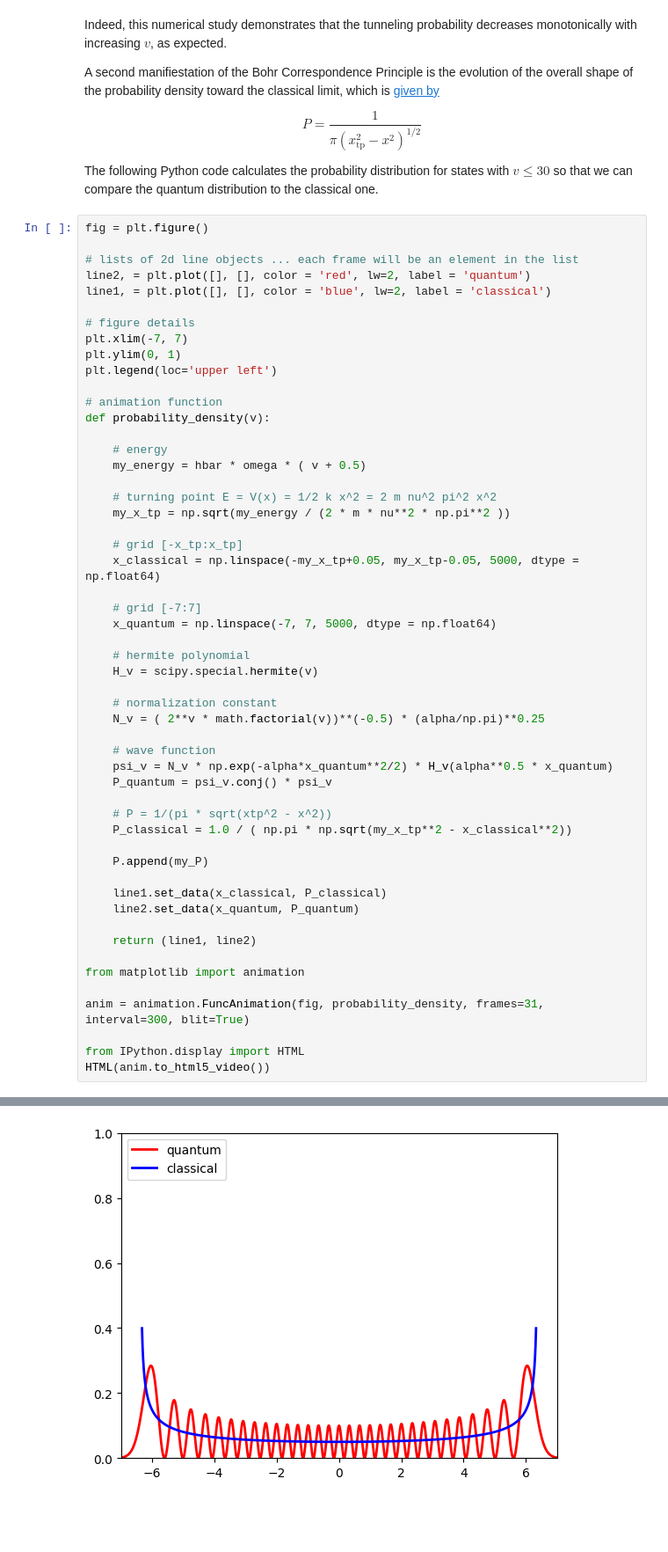
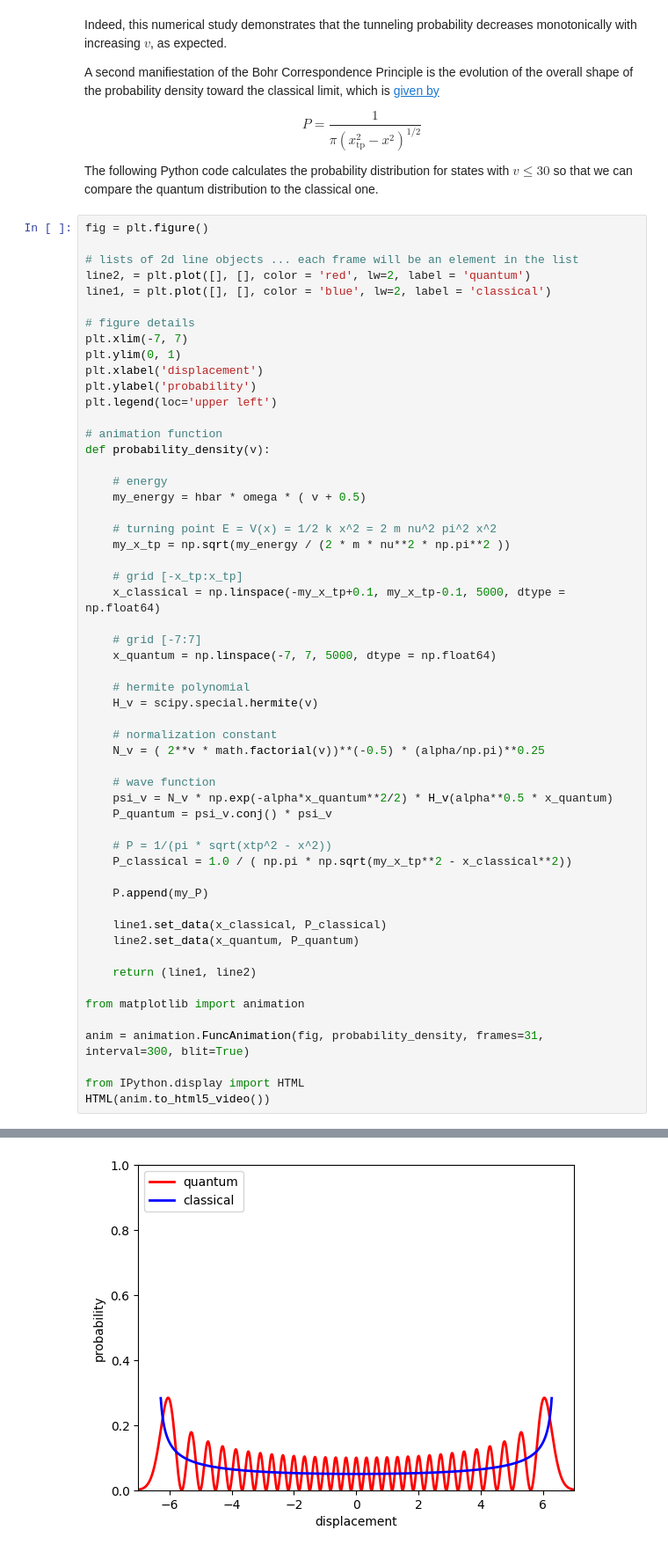
Before and after one commit to deprincelab/deprincelab.github.io, a Jupyter notebook: tutorials/jupyter_notebooks/vibration/vibration.ipynb, the cells around one changed output, grey strips where cells are left out. Shown: that part at 88% size. Drawn from its saved outputs; the diff is of its cells as text; blank space fills up the shorter version.

```diff
--- a/tutorials/jupyter_notebooks/vibration/vibration.ipynb
+++ b/tutorials/jupyter_notebooks/vibration/vibration.ipynb
@@ -731,6 +731,8 @@ line1, = plt.plot([], [], color = 'blue', lw=2, label = 'classical')
 # figure details
 plt.xlim(-7, 7)
 plt.ylim(0, 1)
+plt.xlabel('displacement')
+plt.ylabel('probability')
 plt.legend(loc='upper left')
 
 # animation function
@@ -743,39 +745,39 @@ def probability_density(v):
     my_x_tp = np.sqrt(my_energy / (2 * m * nu**2 * np.pi**2 ))
 
     # grid [-x_tp:x_tp]
-    x_classical = np.linspace(-my_x_tp+0.05, my_x_tp-0.05, 5000, dtype = np.float64)
+    x_classical = np.linspace(-my_x_tp+0.1, my_x_tp-0.1, 5000, dtype = np.float64)
 
     # grid [-7:7]
     x_quantum = np.linspace(-7, 7, 5000, dtype = np.float64)
 
     # hermite polynomial
     H_v = scipy.special.hermite(v)
 
     # normalization constant
     N_v = ( 2**v * math.factorial(v))**(-0.5) * (alpha/np.pi)**0.25
 
     # wave function
     psi_v = N_v * np.exp(-alpha*x_quantum**2/2) * H_v(alpha**0.5 * x_quantum)
     P_quantum = psi_v.conj() * psi_v
 
     # P = 1/(pi * sqrt(xtp^2 - x^2))
     P_classical = 1.0 / ( np.pi * np.sqrt(my_x_tp**2 - x_classical**2))
 
     P.append(my_P)
 
     line1.set_data(x_classical, P_classical)
     line2.set_data(x_quantum, P_quantum)
 
     return (line1, line2)
 
 from matplotlib import animation
 
 anim = animation.FuncAnimation(fig, probability_density, frames=31, interval=300, blit=True)
 
 from IPython.display import HTML
 HTML(anim.to_html5_video())
 # %% [output]
 [interactive output not drawn]
-[figure, old version]
+[figure, new version]
 # %% [markdown]
 ### Selection Rules
```
Also changed, not shown: parts of 7 cells of this notebook.
